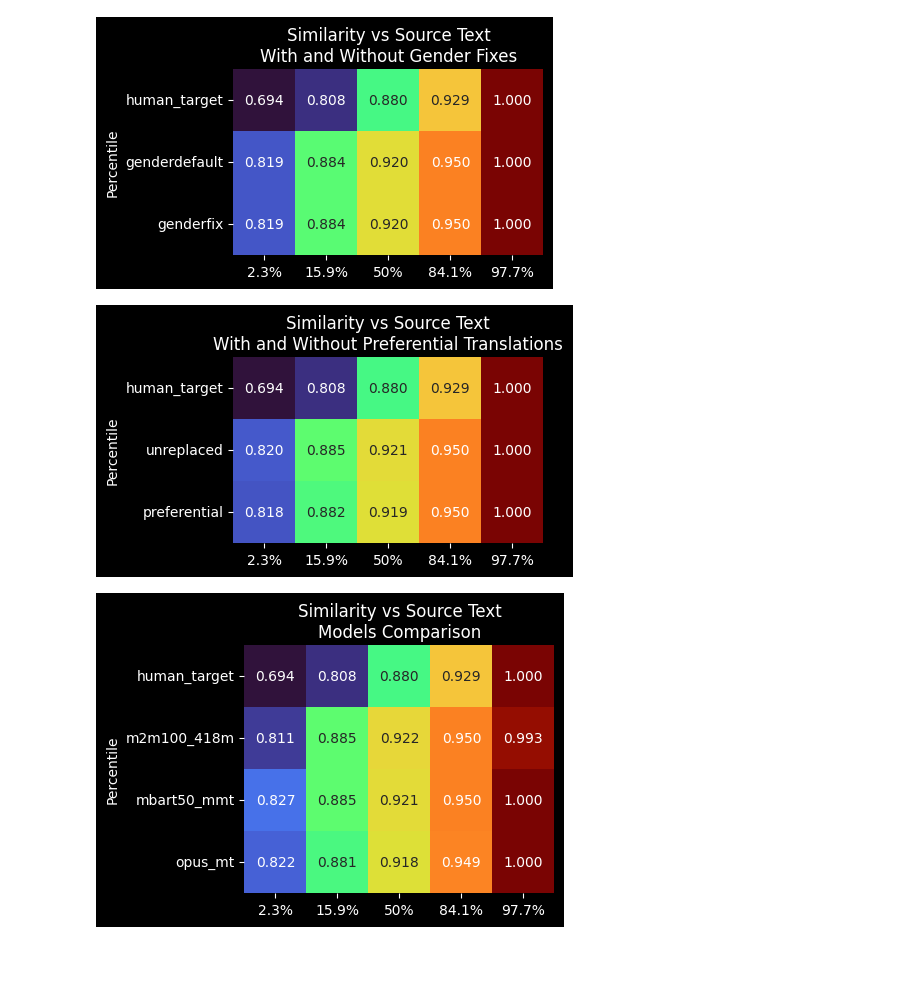
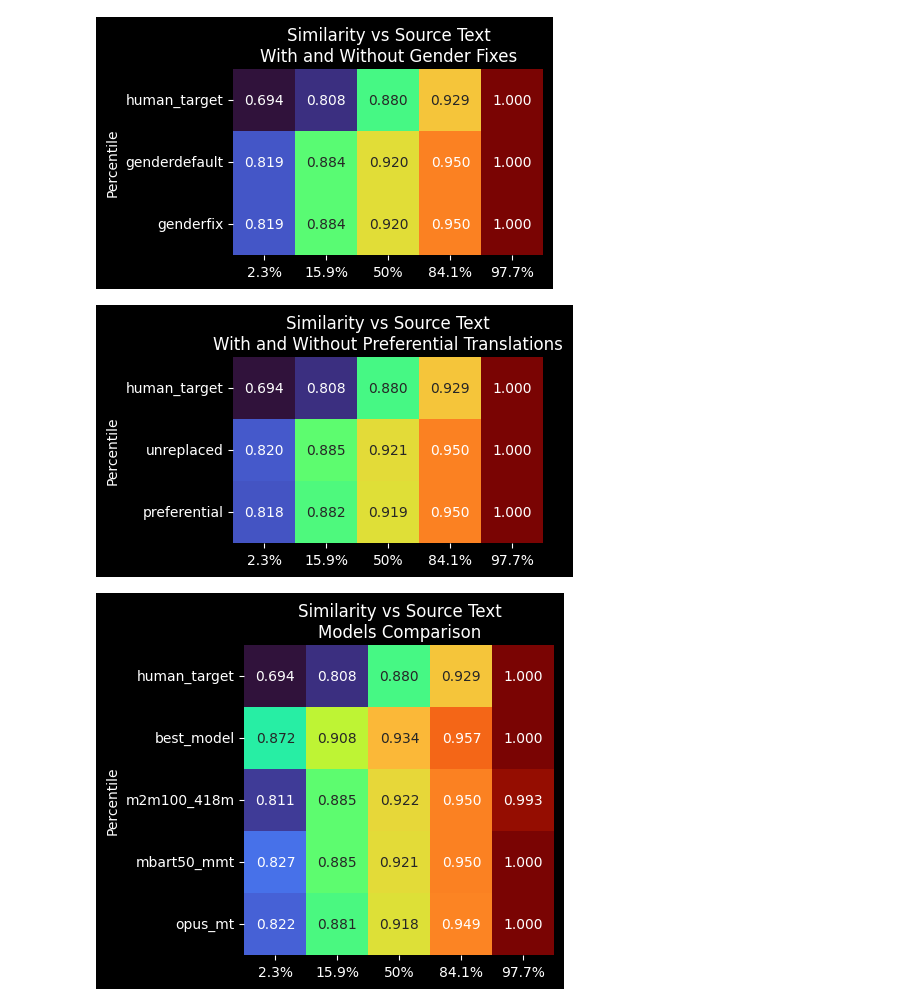
Before and after one commit to KevinCarr42/AI-Translation-Pipeline, a Jupyter notebook: quality_evaluation/quality_results.ipynb, the cells around one changed output. Drawn from its saved outputs; the diff is of its cells as text; code cells hidden in the pictures; blank space fills up the shorter version.

Commit message:
add best model for completeness

```diff
--- a/quality_evaluation/quality_results.ipynb
+++ b/quality_evaluation/quality_results.ipynb
@@ -29,6 +29,24 @@ df['model_details'] = (
     np.where(df["use_find_replace"], "preferential", "unreplaced")
 )
 df.loc[df['translator'] == "human_target", "model_details"] = "human_target"
+# %%
+df_best = pd.DataFrame()
+for x, y in [(True, True), (False, True), (True, False), (False, False)]:
+    df_best = pd.concat([
+        df_best,
+        df[
+            (df["use_find_replace"] == x) & (df["gender_fix"] == y)
+        ].sort_values('similarity_vs_source', ascending=False).drop_duplicates('sample_idx')
+    ])
+    preftext = "preferential" if x else "unreplaced"
+    gendertext = "genderfix" if y else "genderdefault"
+    df_best.loc[(df_best["use_find_replace"] == x) & (df_best["gender_fix"] == y), "model_details"] = f"best_model_{gendertext}_{preftext}"
+
+df_best["translator"] = "best_model"
+
+df = pd.concat([
+    df, df_best
+]).sort_index().sort_values(['sample_idx', 'use_find_replace', 'gender_fix', 'translator'])
 # %%
 percentiles = [0.02275, 0.1587, 0.8413, 0.97725]
 rows = ['2.3%', '15.9%', '50%', '84.1%', '97.7%']
@@ -44,17 +62,17 @@ df['model'] = df['translator'].str.replace('_base', '').str.replace('_finetuned'
 
 base_rows = df_eval.loc[['all_models_and_configs', 'human_target']]
 
-def make_breakdown(groupby_col, label_map=None):
-    grouped = df[df['translator'] != 'human_target'].groupby(groupby_col)['similarity_vs_source']
+def make_breakdown(dataframe, groupby_col, label_map=None):
+    grouped = dataframe[dataframe['translator'] != 'human_target'].groupby(groupby_col)['similarity_vs_source']
     result = grouped.describe(percentiles=percentiles).loc[:, rows].T.round(3).T
     if label_map:
         result.index = result.index.map(label_map)
     return pd.concat([base_rows, result]).rename_axis("model_configuration")
 
-df_eval_finetuned = make_breakdown('is_finetuned', {False: 'base', True: 'finetuned'})
-df_eval_gender = make_breakdown('gender_fix', {False: 'genderdefault', True: 'genderfix'})
-df_eval_replace = make_breakdown('use_find_replace', {False: 'unreplaced', True: 'preferential'})
-df_eval_model = make_breakdown('model')
+df_eval_finetuned = make_breakdown(df[df.translator != 'best_model'], 'is_finetuned', {False: 'base', True: 'finetuned'})
+df_eval_gender = make_breakdown(df[df.translator != 'best_model'], 'gender_fix', {False: 'genderdefault', True: 'genderfix'})
+df_eval_replace = make_breakdown(df[df.translator != 'best_model'], 'use_find_replace', {False: 'unreplaced', True: 'preferential'})
+df_eval_model = make_breakdown(df, 'model')
 # %%
 def plot_heatmap(dataframe, figsize=(4, 6), title="Similarity vs Source Text", **kwargs):
     plt.figure(figsize=figsize)
@@ -69,15 +87,15 @@ def plot_heatmap(dataframe, figsize=(4, 6), title="Similarity vs Source Text", *
 # %%
 dataframes = [
     ("Similarity vs Source Text\nWith and Without Finetuning", df_eval_finetuned),
     ("Similarity vs Source Text\nWith and Without Gender Fixes", df_eval_gender),
     ("Similarity vs Source Text\nWith and Without Preferential Translations", df_eval_replace),
     ("Similarity vs Source Text\nModels Comparison", df_eval_model),
 ]
 
-for title, df in dataframes:
-    plot_heatmap(df.drop('all_models_and_configs'), title=title, cmap="turbo", annot=True, square=True, cbar=False, fmt=".3f", vmin=0.8, vmax=1.0)
+for title, dataframe in dataframes:
+    plot_heatmap(dataframe.drop('all_models_and_configs'), title=title, cmap="turbo", annot=True, square=True, cbar=False, fmt=".3f", vmin=0.8, vmax=1.0)
 # %% [output]
 [figure]
 [figure]
 [figure]
-[figure, old version]
+[figure, new version]
```
